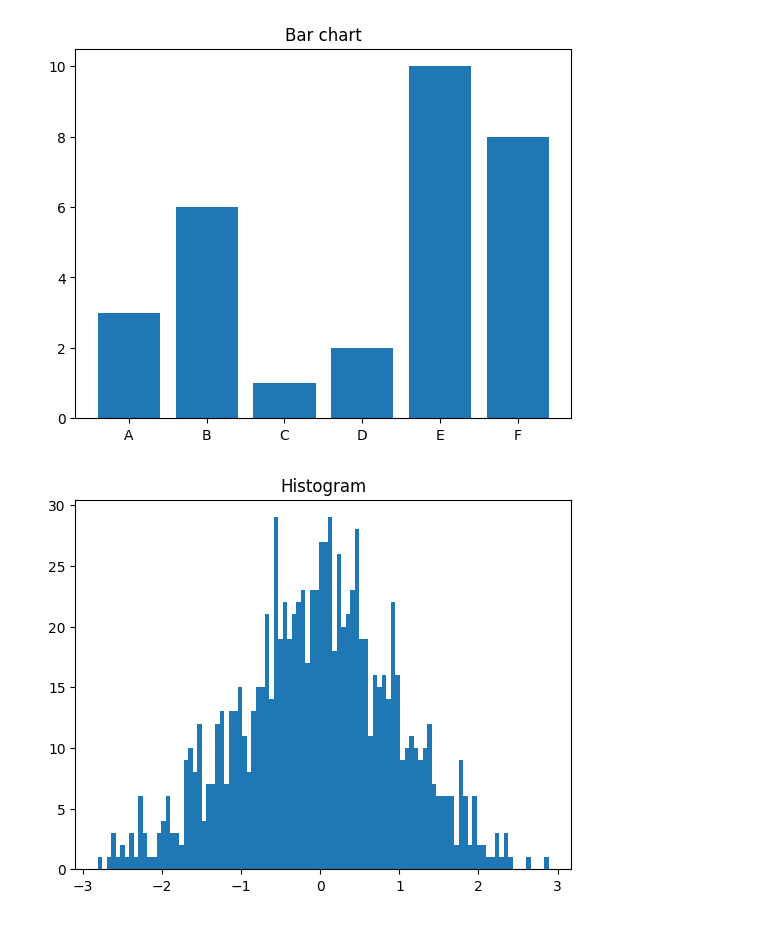
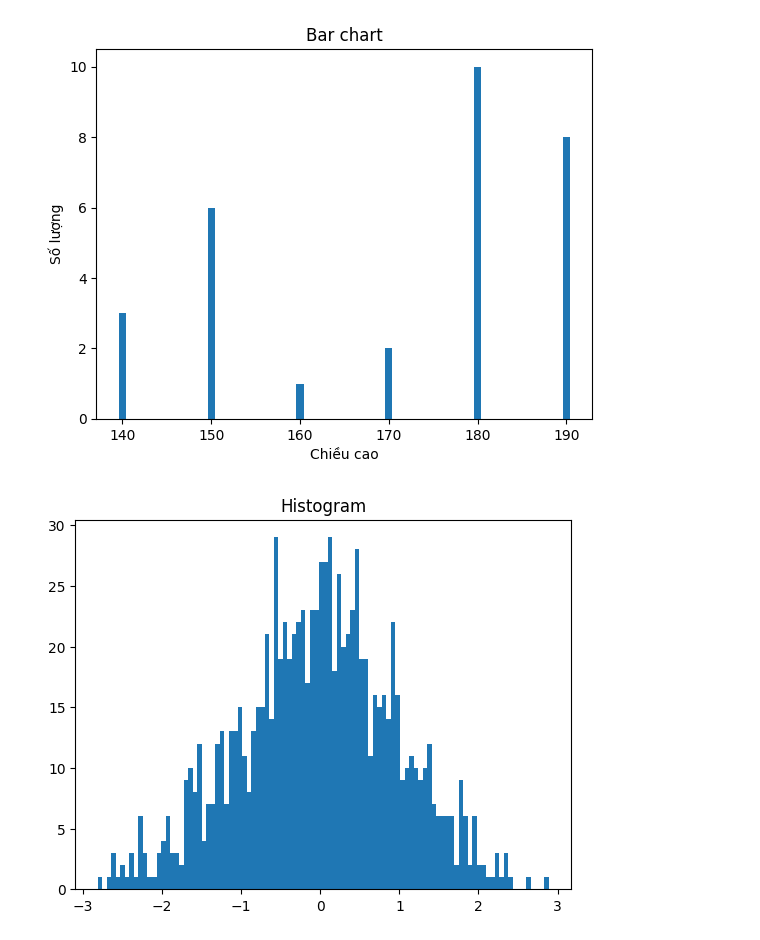
Before and after one commit to dien-tran/dientran-python, a Jupyter notebook: Lab4_Matplotlib/bt_matplotlib.ipynb, the cells around one changed output. Drawn from its saved outputs; the diff is of its cells as text; code cells hidden in the pictures.

```diff
--- a/Lab4_Matplotlib/bt_matplotlib.ipynb
+++ b/Lab4_Matplotlib/bt_matplotlib.ipynb
@@ -24,14 +31,16 @@ CreateAScatterPlot()
 # %%
-def bieuDoCot():
-    category= ['A','B','C','D','E','F']
+def Barchart():
+    heights = [140, 150, 160, 170, 180, 190]
     values=[3,6,1,2,10,8]
-    plt.bar(category,values)
+    plt.bar(heights,values)
     plt.title("Bar chart")
+    plt.xlabel("Chiều cao")
+    plt.ylabel("Số lượng")
     plt.show()
 
-bieuDoCot()
+Barchart()
 # %% [output]
-[figure, old version]
+[figure, new version]
 # %%
 import numpy as np
 def histogram():
```
Also changed, not shown: parts of 2 cells of this notebook.
